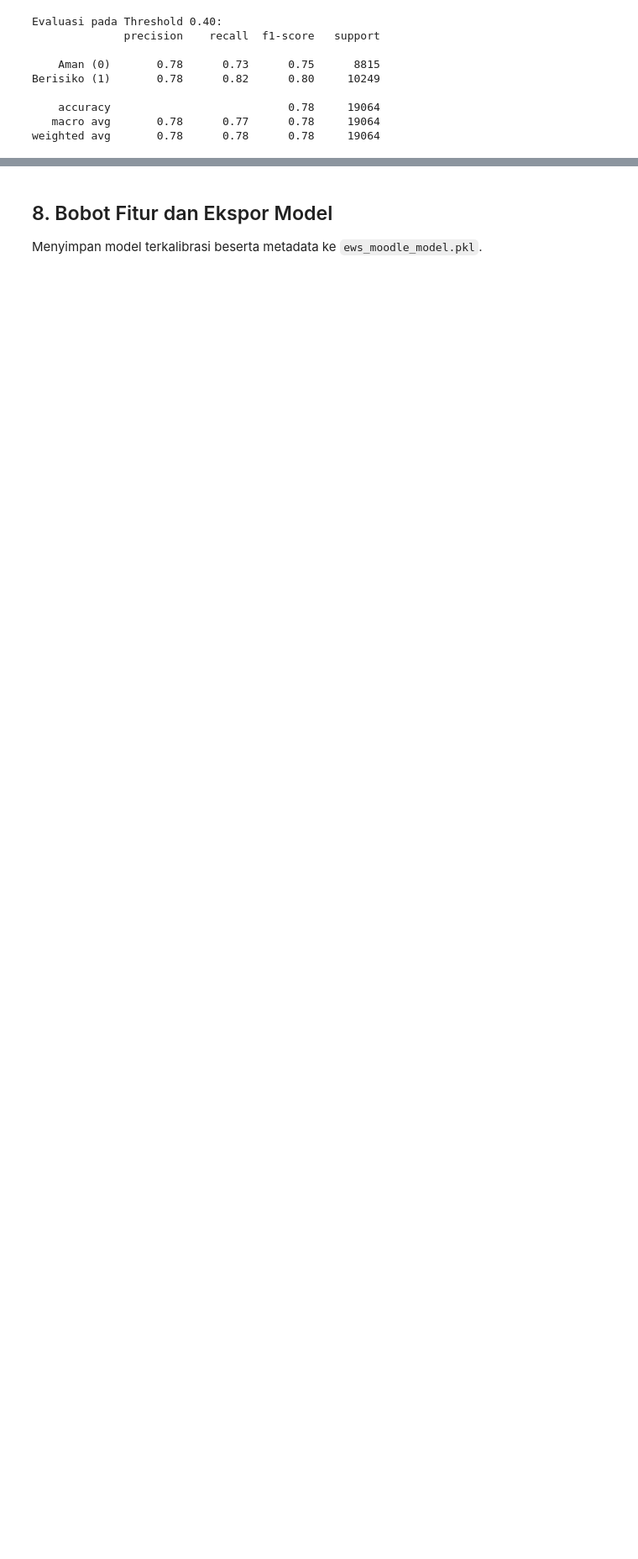
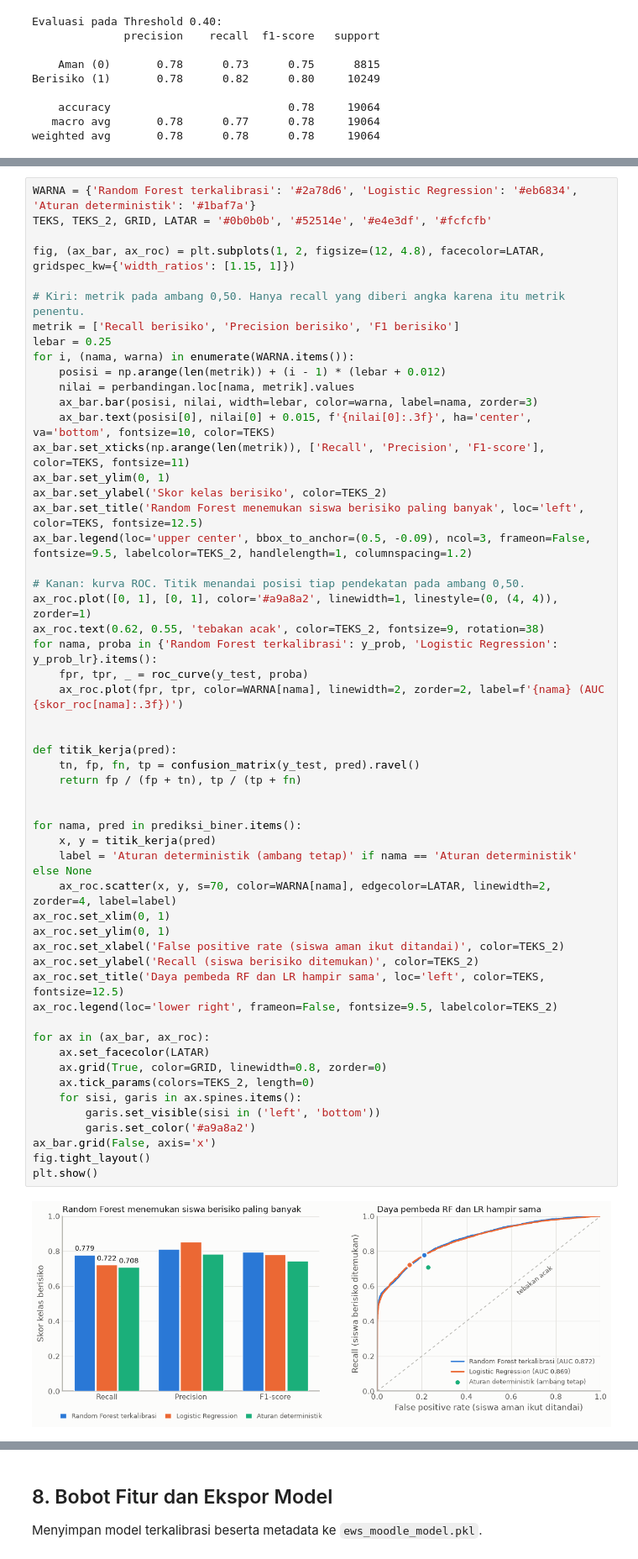
Before and after one commit to RuneSong-ctrl/Model-BK-Ews, a Jupyter notebook: baseline_oulad/model_ews_oulad.ipynb, the cells around one changed output, grey strips where cells are left out. Shown at 84% size. Cells and saved outputs as stored; diff of their text form; blank space fills up the shorter version.

```diff
--- a/baseline_oulad/model_ews_oulad.ipynb
+++ b/baseline_oulad/model_ews_oulad.ipynb
@@ -277,0 +322,56 @@ weighted avg       0.78      0.78      0.78     19064
+# %%
+WARNA = {'Random Forest terkalibrasi': '#2a78d6', 'Logistic Regression': '#eb6834', 'Aturan deterministik': '#1baf7a'}
+TEKS, TEKS_2, GRID, LATAR = '#0b0b0b', '#52514e', '#e4e3df', '#fcfcfb'
+
+fig, (ax_bar, ax_roc) = plt.subplots(1, 2, figsize=(12, 4.8), facecolor=LATAR, gridspec_kw={'width_ratios': [1.15, 1]})
+
+# Kiri: metrik pada ambang 0,50. Hanya recall yang diberi angka karena itu metrik penentu.
+metrik = ['Recall berisiko', 'Precision berisiko', 'F1 berisiko']
+lebar = 0.25
+for i, (nama, warna) in enumerate(WARNA.items()):
+    posisi = np.arange(len(metrik)) + (i - 1) * (lebar + 0.012)
+    nilai = perbandingan.loc[nama, metrik].values
+    ax_bar.bar(posisi, nilai, width=lebar, color=warna, label=nama, zorder=3)
+    ax_bar.text(posisi[0], nilai[0] + 0.015, f'{nilai[0]:.3f}', ha='center', va='bottom', fontsize=10, color=TEKS)
+ax_bar.set_xticks(np.arange(len(metrik)), ['Recall', 'Precision', 'F1-score'], color=TEKS, fontsize=11)
+ax_bar.set_ylim(0, 1)
+ax_bar.set_ylabel('Skor kelas berisiko', color=TEKS_2)
+ax_bar.set_title('Random Forest menemukan siswa berisiko paling banyak', loc='left', color=TEKS, fontsize=12.5)
+ax_bar.legend(loc='upper center', bbox_to_anchor=(0.5, -0.09), ncol=3, frameon=False, fontsize=9.5, labelcolor=TEKS_2, handlelength=1, columnspacing=1.2)
+
+# Kanan: kurva ROC. Titik menandai posisi tiap pendekatan pada ambang 0,50.
+ax_roc.plot([0, 1], [0, 1], color='#a9a8a2', linewidth=1, linestyle=(0, (4, 4)), zorder=1)
+ax_roc.text(0.62, 0.55, 'tebakan acak', color=TEKS_2, fontsize=9, rotation=38)
+for nama, proba in {'Random Forest terkalibrasi': y_prob, 'Logistic Regression': y_prob_lr}.items():
+    fpr, tpr, _ = roc_curve(y_test, proba)
+    ax_roc.plot(fpr, tpr, color=WARNA[nama], linewidth=2, zorder=2, label=f'{nama} (AUC {skor_roc[nama]:.3f})')
+
+
+def titik_kerja(pred):
+    tn, fp, fn, tp = confusion_matrix(y_test, pred).ravel()
+    return fp / (fp + tn), tp / (tp + fn)
+
+
+for nama, pred in prediksi_biner.items():
+    x, y = titik_kerja(pred)
+    label = 'Aturan deterministik (ambang tetap)' if nama == 'Aturan deterministik' else None
+    ax_roc.scatter(x, y, s=70, color=WARNA[nama], edgecolor=LATAR, linewidth=2, zorder=4, label=label)
+ax_roc.set_xlim(0, 1)
+ax_roc.set_ylim(0, 1)
+ax_roc.set_xlabel('False positive rate (siswa aman ikut ditandai)', color=TEKS_2)
+ax_roc.set_ylabel('Recall (siswa berisiko ditemukan)', color=TEKS_2)
+ax_roc.set_title('Daya pembeda RF dan LR hampir sama', loc='left', color=TEKS, fontsize=12.5)
+ax_roc.legend(loc='lower right', frameon=False, fontsize=9.5, labelcolor=TEKS_2)
+
+for ax in (ax_bar, ax_roc):
+    ax.set_facecolor(LATAR)
+    ax.grid(True, color=GRID, linewidth=0.8, zorder=0)
+    ax.tick_params(colors=TEKS_2, length=0)
+    for sisi, garis in ax.spines.items():
+        garis.set_visible(sisi in ('left', 'bottom'))
+        garis.set_color('#a9a8a2')
+ax_bar.grid(False, axis='x')
+fig.tight_layout()
+plt.show()
+# %% [output]
+[figure, added]
```
Also changed, not shown: parts of 3 cells of this notebook, 5 other files.
